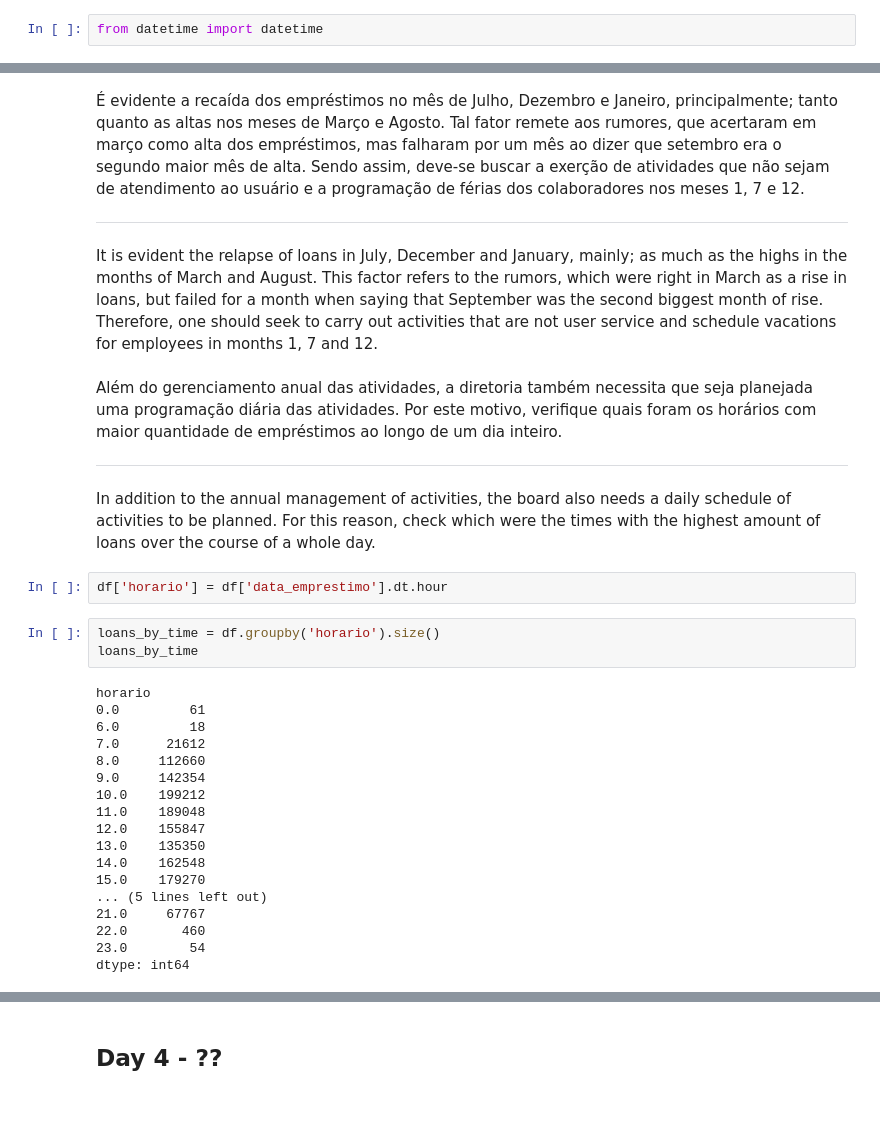
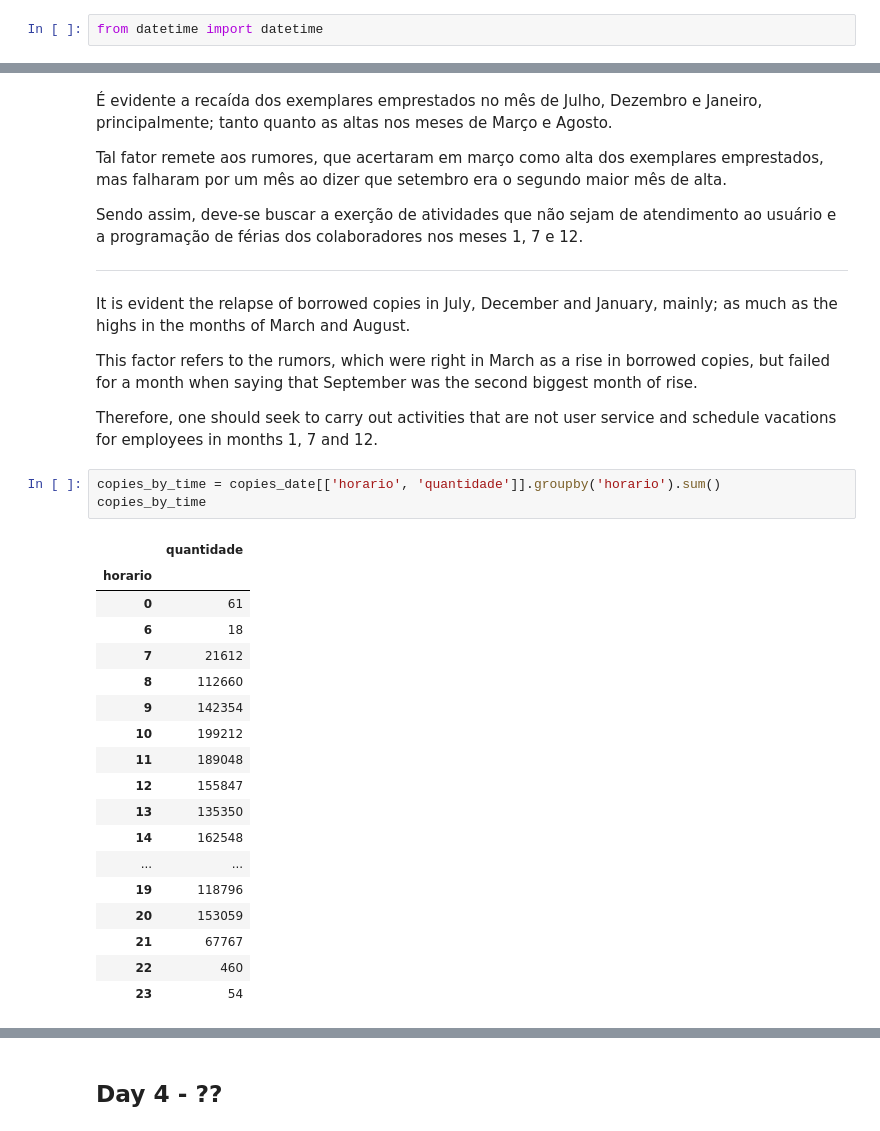
Before and after one commit to migueltosi/UFRN-Library-Data-Analysis, a Jupyter notebook: UFRN_Library.ipynb, the cells around one changed output, grey strips where cells are left out. Drawn from its saved outputs; the diff is of its cells as text.

```diff
--- a/UFRN_Library.ipynb
+++ b/UFRN_Library.ipynb
@@ -413,41 +454,38 @@ Número de empréstimos em função dos meses do ano | Number of loans according
 # %% [markdown]
-É evidente a recaída dos empréstimos no mês de Julho, Dezembro e Janeiro, principalmente; tanto quanto as altas nos meses de Março e Agosto.
-Tal fator remete aos rumores, que acertaram em março como alta dos empréstimos, mas falharam por um mês ao dizer que setembro era o segundo maior mês de alta.
+É evidente a recaída dos exemplares emprestados no mês de Julho, Dezembro e Janeiro, principalmente; tanto quanto as altas nos meses de Março e Agosto.
+
+Tal fator remete aos rumores, que acertaram em março como alta dos exemplares emprestados, mas falharam por um mês ao dizer que setembro era o segundo maior mês de alta.
+
 Sendo assim, deve-se buscar a exerção de atividades que não sejam de atendimento ao usuário e a programação de férias dos colaboradores nos meses 1, 7 e 12.
 
 
 ---
 
-It is evident the relapse of loans in July, December and January, mainly; as much as the highs in the months of March and August.
-This factor refers to the rumors, which were right in March as a rise in loans, but failed for a month when saying that September was the second biggest month of rise.
+It is evident the relapse of borrowed copies in July, December and January, mainly; as much as the highs in the months of March and August.
+
+This factor refers to the rumors, which were right in March as a rise in borrowed copies, but failed for a month when saying that September was the second biggest month of rise.
+
 Therefore, one should seek to carry out activities that are not user service and schedule vacations for employees in months 1, 7 and 12.
-# %% [markdown]
-Além do gerenciamento anual das atividades, a diretoria também necessita que seja planejada uma programação diária das atividades. Por este motivo, verifique quais foram os horários com maior quantidade de empréstimos ao longo de um dia inteiro.
-
----
-
-In addition to the annual management of activities, the board also needs a daily schedule of activities to be planned. For this reason, check which were the times with the highest amount of loans over the course of a whole day.
-# %%
-df['horario'] = df['data_emprestimo'].dt.hour
-# %%
-loans_by_time = df.groupby('horario').size()
-loans_by_time
-# %% [output]
-horario
-0.0         61
-6.0         18
-7.0      21612
-8.0     112660
-9.0     142354
-10.0    199212
-11.0    189048
-12.0    155847
-13.0    135350
-14.0    162548
-15.0    179270
-... (5 lines left out)
-21.0     67767
-22.0       460
-23.0        54
-dtype: int64
+# %%
+copies_by_time = copies_date[['horario', 'quantidade']].groupby('horario').sum()
+copies_by_time
+# %% [output]
+|  | quantidade |
+| horario |  |
+| 0 | 61 |
+| 6 | 18 |
+| 7 | 21612 |
+| 8 | 112660 |
+| 9 | 142354 |
+| 10 | 199212 |
+| 11 | 189048 |
+| 12 | 155847 |
+| 13 | 135350 |
+| 14 | 162548 |
+| ... | ... |
+| 19 | 118796 |
+| 20 | 153059 |
+| 21 | 67767 |
+| 22 | 460 |
+| 23 | 54 |
 # %%
```
Also changed, not shown: parts of 28 cells of this notebook.
